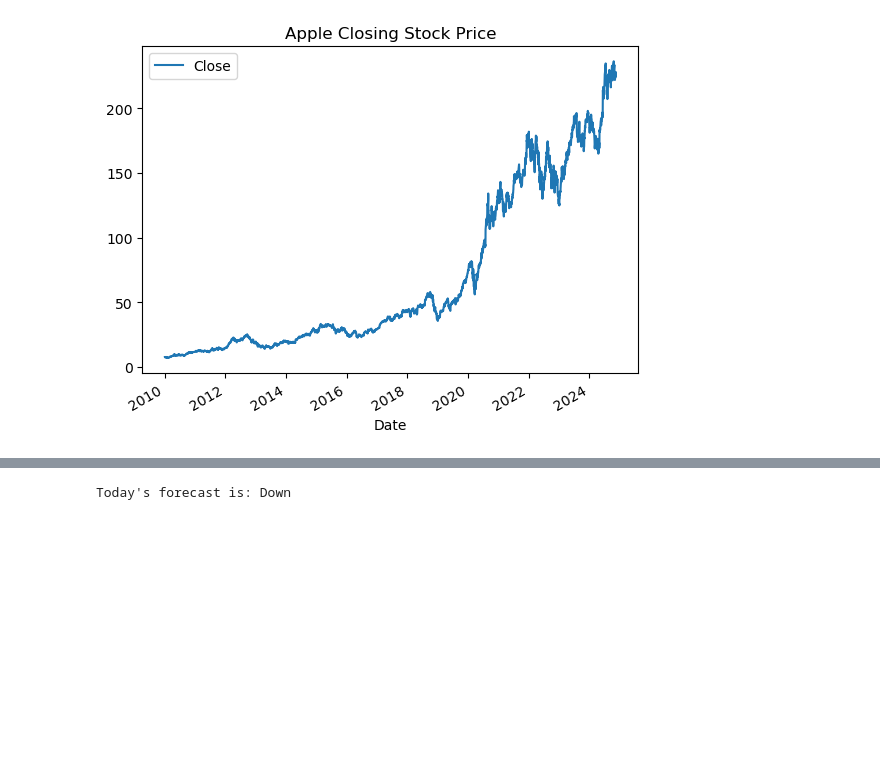
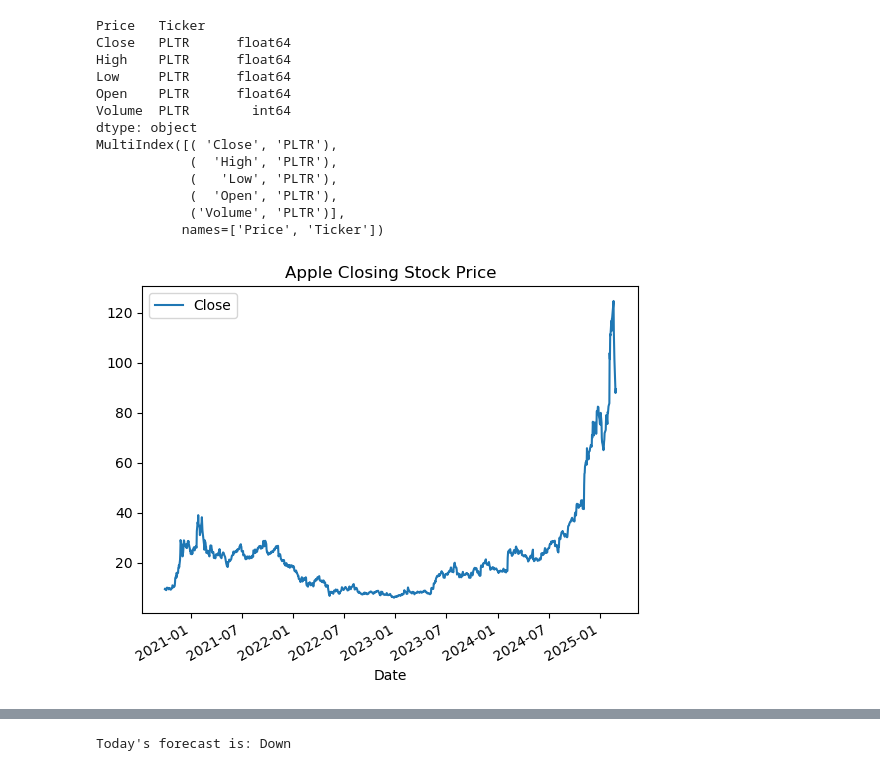
Before and after one commit to giancarlonan/Machine-Learning-for-Stock-Trading---Neural-Network, a Jupyter notebook: MachineLearningCode.ipynb, the cells around one changed output, grey strips where cells are left out. Saved outputs shown, nothing was run; the diff lists cells and outputs as text; code cells hidden in the pictures; blank space fills up the shorter version.

```diff
--- a/MachineLearningCode.ipynb
+++ b/MachineLearningCode.ipynb
@@ -20,21 +20,38 @@ warnings.filterwarnings("ignore")
 # %%
 #Download the Historical Data.
 
 #Dataframe where the data is downloaded
 # We have used up to 15 years of data to avoid overfitting the model.
-df = yf.download("AAPL",
+df = yf.download("PLTR",
                 start= "2010-01-01",
                 end = date.today(),
                 progress = False)
 
 #Create a chart
 #Data frame contains Open, High, Low, Close, Adj Close, Volume
 #We want to plot the Close price on Y-axis and Date on X
 
+print(df.dtypes)
+print(df.columns)
+df.columns = df.columns.get_level_values(0)
+
 df.plot(y="Close", title="Apple Closing Stock Price")
 plt.show()
 # %% [output]
+Price   Ticker
+Close   PLTR      float64
+High    PLTR      float64
+Low     PLTR      float64
+Open    PLTR      float64
+Volume  PLTR        int64
+dtype: object
+MultiIndex([( 'Close', 'PLTR'),
+            (  'High', 'PLTR'),
+            (   'Low', 'PLTR'),
+            (  'Open', 'PLTR'),
+            ('Volume', 'PLTR')],
+           names=['Price', 'Ticker'])
-[figure, old version]
+[figure, new version]
 # %%
 # Step 2: Creating Technical Analysis Indicators + Plot them
 
```
Also changed, not shown: parts of 7 cells of this notebook.
